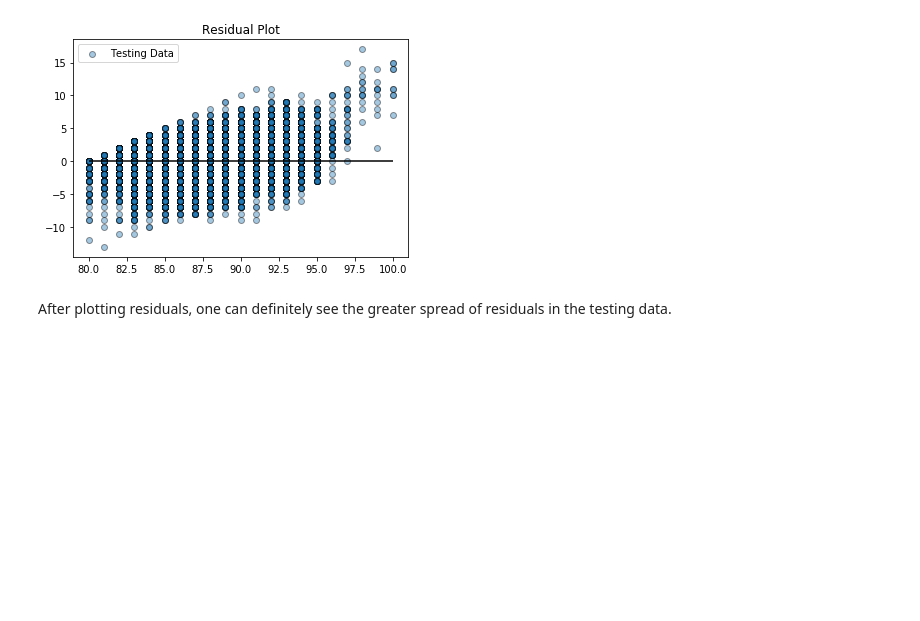
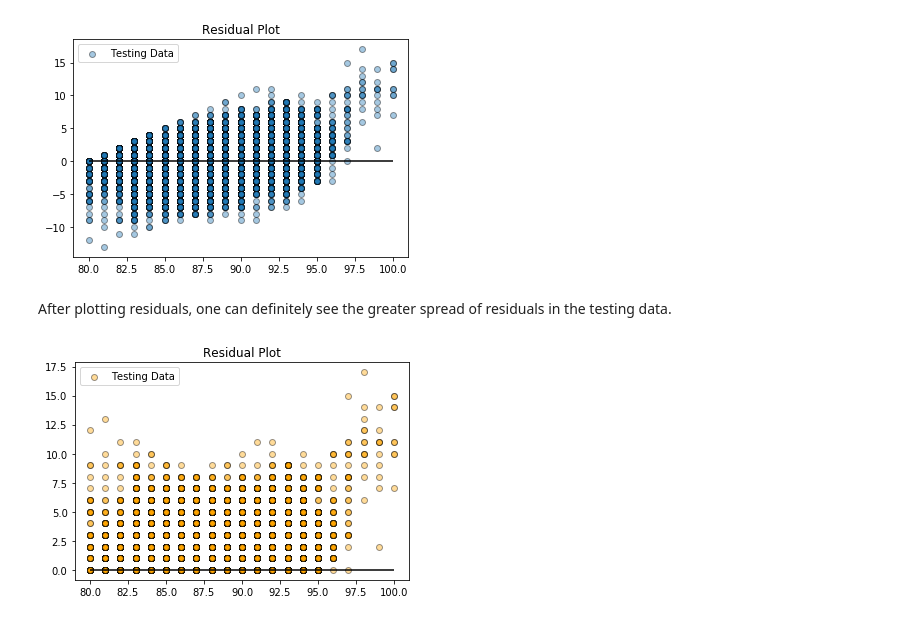
Before and after one commit to tcbrekke/bootcamp-final-project, a Jupyter notebook: aaron-nlp_working_model.ipynb, the cells around one changed output. Saved outputs shown, nothing was run; the diff lists cells and outputs as text; code cells hidden in the pictures; blank space fills up the shorter version.

Commit message:
Add a residual plot of test data plotting absolute value of residuals

```diff
--- a/aaron-nlp_working_model.ipynb
+++ b/aaron-nlp_working_model.ipynb
@@ -467,3 +453,14 @@ plt.show()
 [figure]
 # %% [markdown]
 After plotting residuals, one can definitely see the greater spread of residuals in the testing data.
+# %%
+#I want to plot absolute value of the residuals, since the boundaies and 80 and 100 mean as we near those, our error
+#skews in only one direction. I want to see how consistent our error is across the data
+plt.scatter(sgdc.predict(X_test_tfidf), abs(sgdc.predict(X_test_tfidf) - y_test), \
+            color="orange", edgecolor="black", alpha=.4, label="Testing Data")
+plt.legend()
+plt.hlines(y=0, xmin=y_test.min(), xmax=y_test.max())
+plt.title("Residual Plot")
+plt.show()
+# %% [output]
+[figure, added]
```
Also changed, not shown: parts of 5 cells of this notebook.
